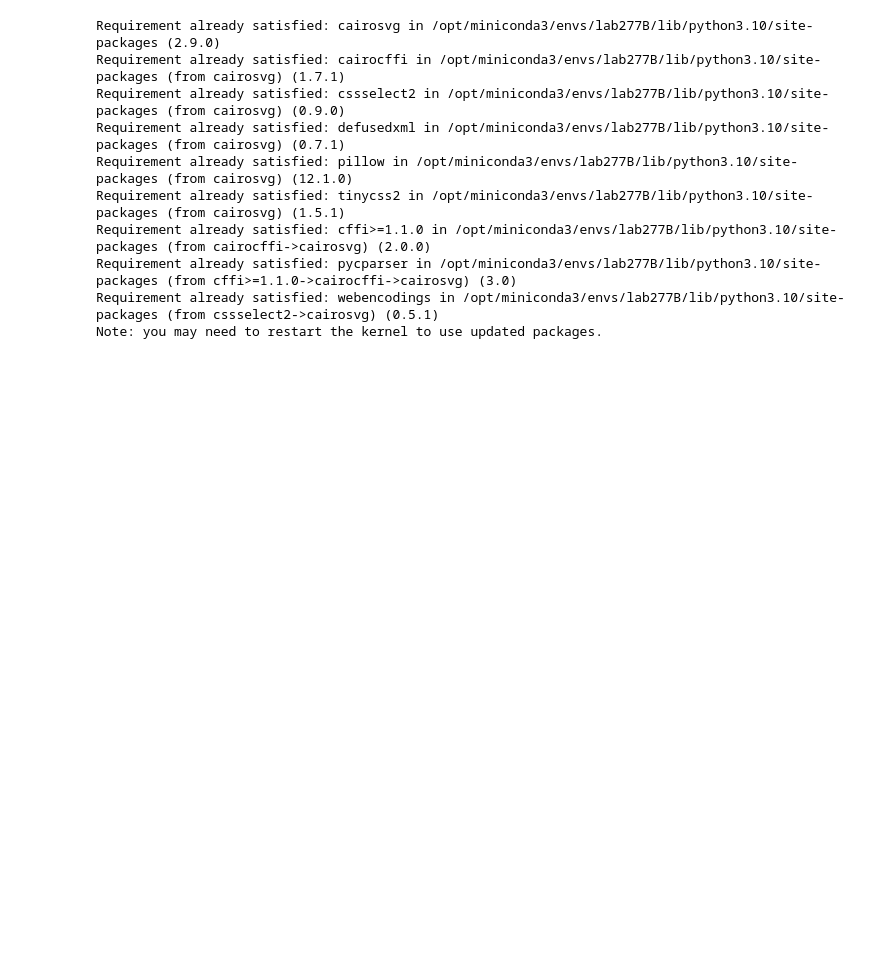
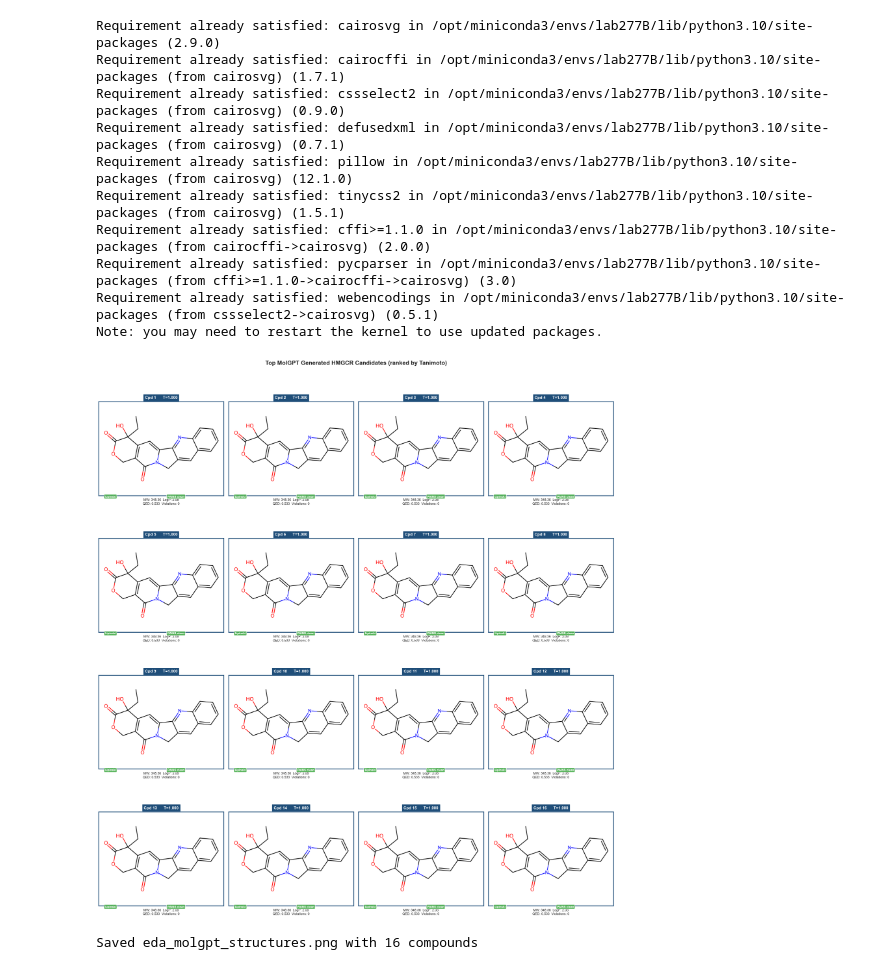
Before and after one commit to Zander-Rothering/Evidence-Aware-Validation-of-AI-Generated-Drug-Candidates-Using-PPI-Networks, a Jupyter notebook: EDA/EDA_GPU.ipynb, the cells around one changed output. Saved outputs shown, nothing was run; the diff lists cells and outputs as text; code cells hidden in the pictures; blank space fills up the shorter version.

```diff
--- a/EDA/EDA_GPU.ipynb
+++ b/EDA/EDA_GPU.ipynb
@@ -386,3 +381,82 @@ import cairosvg
+# %%
+# Visualize the top MolGPT generated HMGCR candidates
+from rdkit.Chem import Draw
+from rdkit.Chem.Draw import rdMolDraw2D
+from io import BytesIO
+from PIL import Image
+import matplotlib.pyplot as plt
+
+# Select top candidates ranked by Tanimoto (up to 16)
+top = molgpt_hits.sort_values("tanimoto", ascending=False).head(16).reset_index(drop=True)
+n = len(top)
+ncols = 4
+nrows = (n + ncols - 1) // ncols
+
+fig, axes = plt.subplots(nrows, ncols, figsize=(5 * ncols, 5.5 * nrows))
+fig.suptitle("Top MolGPT Generated HMGCR Candidates (ranked by Tanimoto)",
+             fontsize=16, fontweight="bold", y=1.0)
+
+if nrows == 1:
+    axes = axes.reshape(1, -1)
+
+for idx in range(nrows * ncols):
+    row, col = divmod(idx, ncols)
+    ax = axes[row, col]
+    ax.set_xticks([])
+    ax.set_yticks([])
+
+    if idx >= n:
+        ax.axis("off")
+        continue
+
+    entry = top.iloc[idx]
+    smi = entry["smiles"]
+    mol = Chem.MolFromSmiles(str(smi).strip())
+
+    # Draw molecule via RDKit's PIL-based renderer (no cairo dependency)
+    if mol is not None:
+        img = Draw.MolToImage(mol, size=(400, 300))
+        ax.imshow(img)
+    else:
+        ax.text(0.5, 0.5, "Invalid SMILES", ha="center", va="center",
+                transform=ax.transAxes, fontsize=12, color="red")
+
+    # Header: compound number + Tanimoto score
+    header_color = "#1F4E79"
+    ax.set_title(f"Cpd {idx+1}      T={entry['tanimoto']:.3f}",
+                 fontsize=11, fontweight="bold", color="white",
+                 backgroundcolor=header_color, pad=8)
+
+    # Footer: properties
+    props = (f"MW: {entry['mw']}  LogP: {entry['logp']}\n"
+             f"QED: {entry['qed']}  Violations: {int(entry['violations'])}")
+    ax.set_xlabel(props, fontsize=9, labelpad=8)
+
+    # Lipinski / PAINS badges
+    lip_color = "#4CAF50" if entry["violations"] == 0 else "#F44336"
+    pains_color = "#4CAF50" if not entry["pains"] else "#F44336"
+    lip_text = "Lipinski" if entry["violations"] == 0 else f"Lipinski ({int(entry['violations'])} viol)"
+    pains_text = "PAINS clean" if not entry["pains"] else "PAINS alert"
+
+    ax.annotate(lip_text, xy=(0.05, -0.02), xycoords="axes fraction",
+                fontsize=8, fontweight="bold", color="white",
+                bbox=dict(boxstyle="round,pad=0.3", facecolor=lip_color, alpha=0.9))
+    ax.annotate(pains_text, xy=(0.55, -0.02), xycoords="axes fraction",
+                fontsize=8, fontweight="bold", color="white",
+                bbox=dict(boxstyle="round,pad=0.3", facecolor=pains_color, alpha=0.9))
+
+    # Border
+    for spine in ax.spines.values():
+        spine.set_edgecolor(header_color)
+        spine.set_linewidth(2)
+
+plt.tight_layout()
+plt.savefig("eda_molgpt_structures.png", dpi=150, bbox_inches="tight")
+plt.show()
+print(f"Saved eda_molgpt_structures.png with {n} compounds")
+# %% [output]
+[figure, added]
+Saved eda_molgpt_structures.png with 16 compounds
 # %%
 # =============================================================
 # REFERENCES
```
Also changed, not shown: parts of 2 cells of this notebook, 21 other files.
